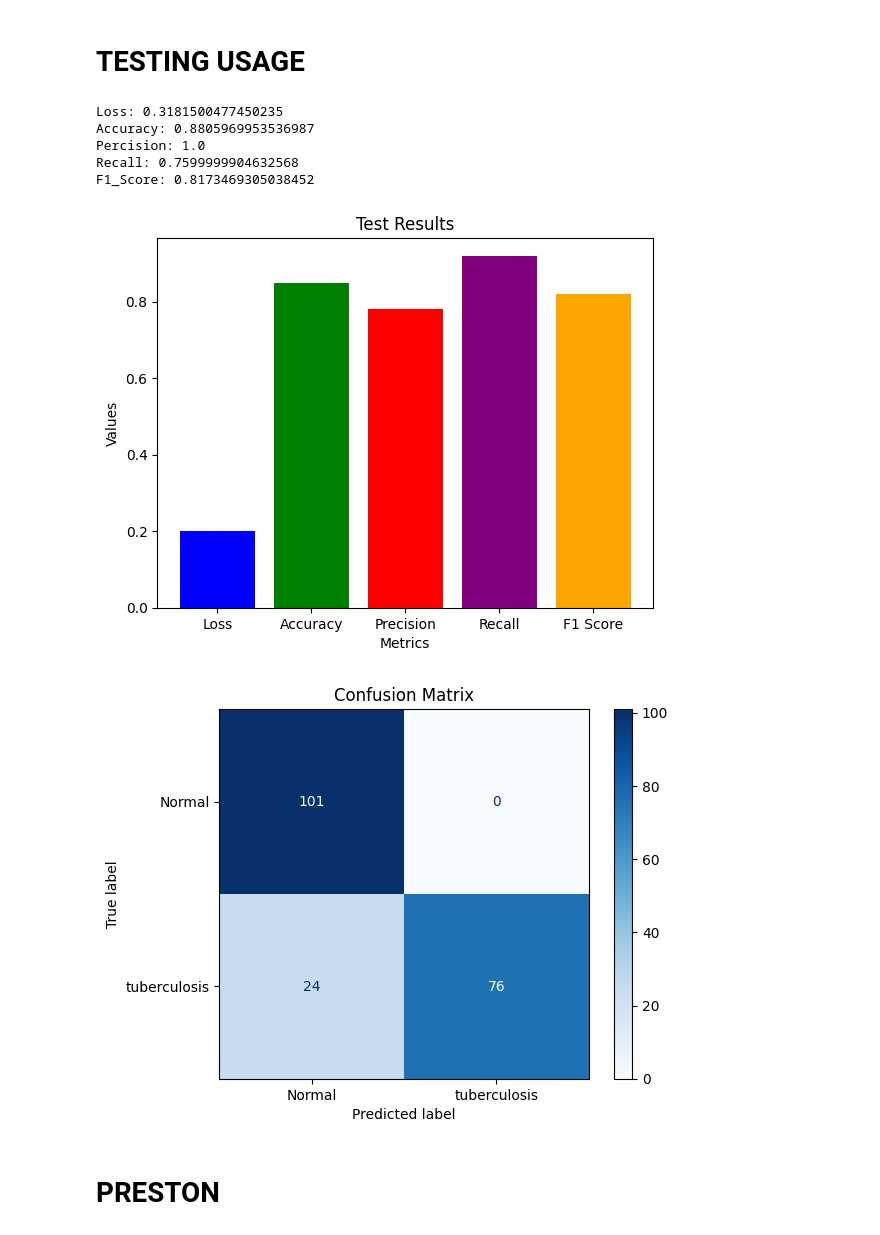
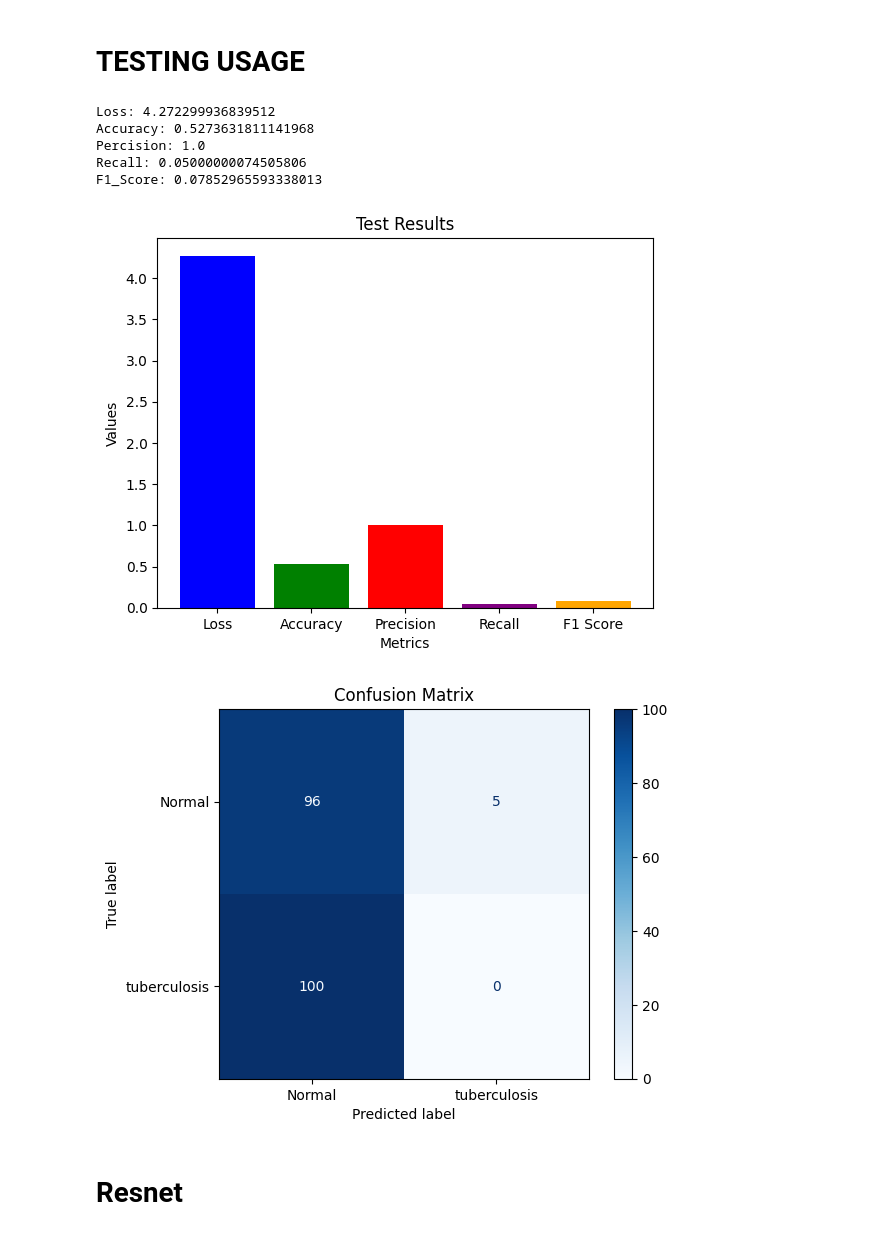
Before and after one commit to Daanish-Hindustani/Tuberculosis-Computer-Vision-Research, a Jupyter notebook: tb-squeezenet.ipynb, the cells around one changed output. Drawn from its saved outputs; the diff is of its cells as text; code cells hidden in the pictures.

```diff
--- a/tb-squeezenet.ipynb
+++ b/tb-squeezenet.ipynb
@@ -418,7 +421,7 @@ def f1_score(y_true, y_pred):
 # %% [markdown]
 ## *TRAINING*
 # %%
-opt = Adam(learning_rate=0.0001)
+opt = Adam(learning_rate=0.001)
 model.compile(loss="binary_crossentropy", optimizer=opt, metrics=['accuracy',Precision(), Recall(),f1_score])
 # %%
 history = model.fit(train_generator, steps_per_epoch=traing_set_len, epochs=10, validation_data=val_generator, validation_steps=test_set_len)
@@ -504,30 +507,30 @@ def results_test_data():
     print(f"Recall: {results[3]}")
     print(f"F1_Score: {results[4]}")
 # %%
-results_test_data()
+results_test_data(results)
 # %% [output]
-Loss: 0.3181500477450235
-Accuracy: 0.8805969953536987
+Loss: 4.272299936839512
+Accuracy: 0.5273631811141968
 Percision: 1.0
-Recall: 0.7599999904632568
-F1_Score: 0.8173469305038452
+Recall: 0.05000000074505806
+F1_Score: 0.07852965593338013
 # %%
-def results_test_data(results):
+def results_test_data_graph(results):
     labels = ['Loss', 'Accuracy', 'Precision', 'Recall', 'F1 Score']
     values = results[:5]  # Assuming results is a list with at least 5 elements
 
     # Bar graph
     plt.bar(labels, values, color=['blue', 'green', 'red', 'purple', 'orange'])
     plt.title('Test Results')
     plt.xlabel('Metrics')
     plt.ylabel('Values')
     plt.show()
 
 # Example usage
-results = [0.2, 0.85, 0.78, 0.92, 0.82]
-results_test_data(results)
+results = [results[0], results[1], results[2], results[3], results[4]]
+results_test_data_graph(results)
 # %% [output]
-[figure, old version]
+[figure, new version]
 # %%
 predicted_values = model.predict(test_generator)
 # %%
@@ -545,7 +548,7 @@ disp.plot(cmap='Blues', values_format='d')
 plt.title('Confusion Matrix')
 plt.show()
 # %% [output]
-[figure, old version]
+[figure, new version]
 # %%
 sum = 0
 for i in range(2):
@@ -556,4 +559,4 @@ truth = conf_matrix[0][0] + conf_matrix[1,1]
 # %%
 false = conf_matrix[0,1] + conf_matrix[1,0]
 # %% [markdown]
-# PRESTON
+# Resnet
```
Also changed, not shown: parts of 19 cells of this notebook.
